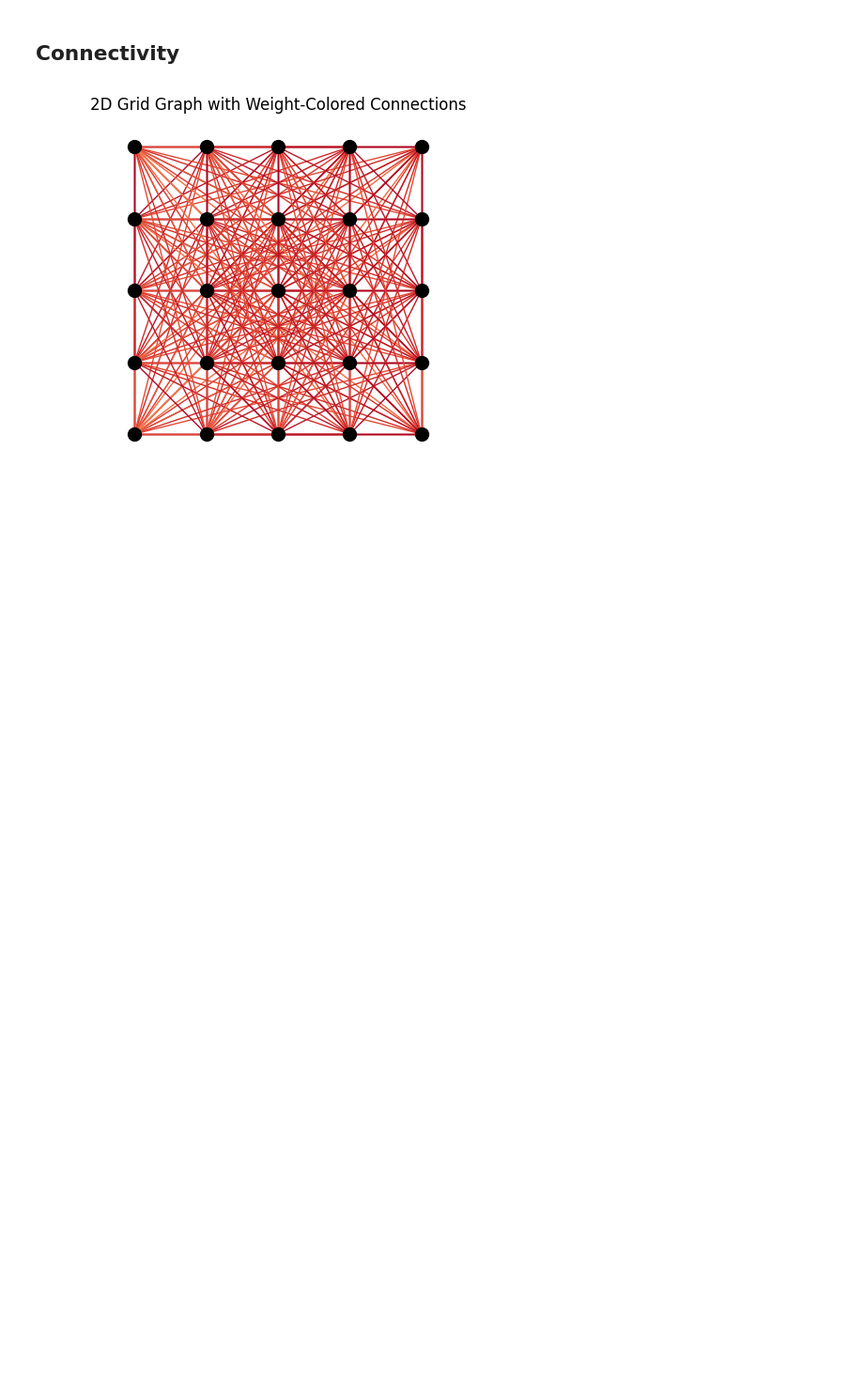
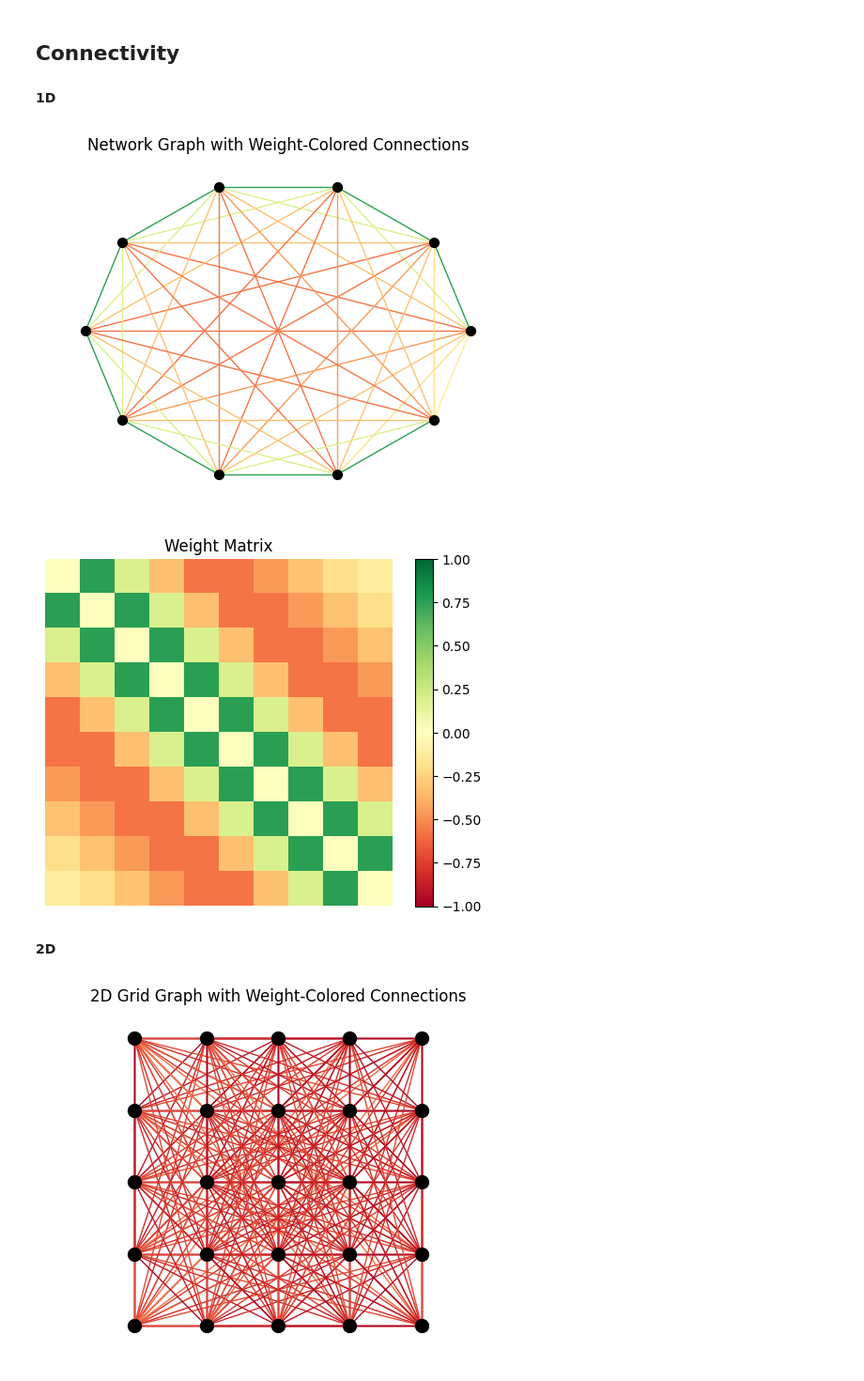
Before and after one commit to iKiru-hub/PCNN, a Jupyter notebook: pcnn_lab.ipynb, the cells around one changed output. Shown at 94% size. Drawn from its saved outputs; the diff is of its cells as text; code cells hidden in the pictures; blank space fills up the shorter version.

```diff
--- a/pcnn_lab.ipynb
+++ b/pcnn_lab.ipynb
@@ -100,5 +126,19 @@ KeyboardInterrupt:
 # %% [markdown]
 ## Connectivity
+# %% [markdown]
+**1D**
+# %%
+# Generate the Mexican hat connectivity pattern for the smaller network
+w = mod.mexican_hat_1D(N=10, A=2.5, B=1.5, sigma_exc=2, sigma_inh=4.)
+
+# plot
+mv.plot_graph_colored_1D(w)
+mv.plot_weight_matrix(w)
+# %% [output]
+[figure, added]
+[figure, added]
+# %% [markdown]
+**2D**
 # %%
 # Define a smaller network for clearer visualization
 N_small = 20  # Number of neurons
```
Also changed, not shown: parts of 9 cells of this notebook, 3 other files.
